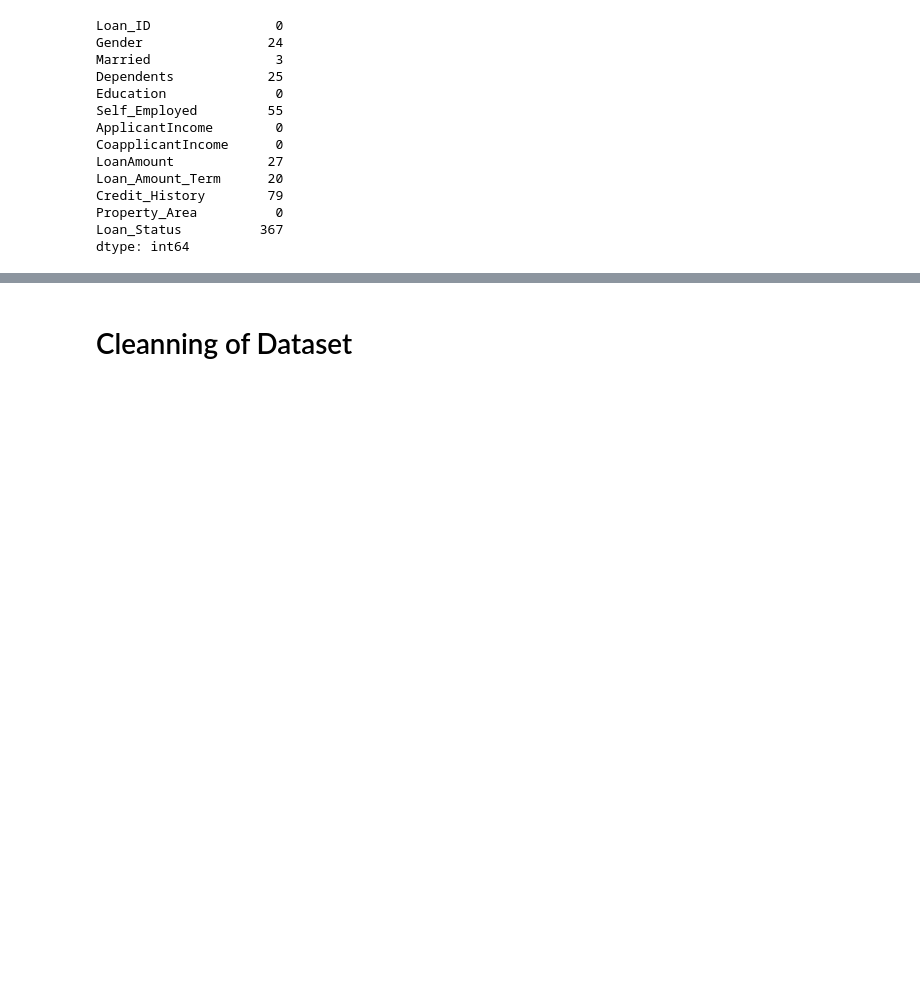
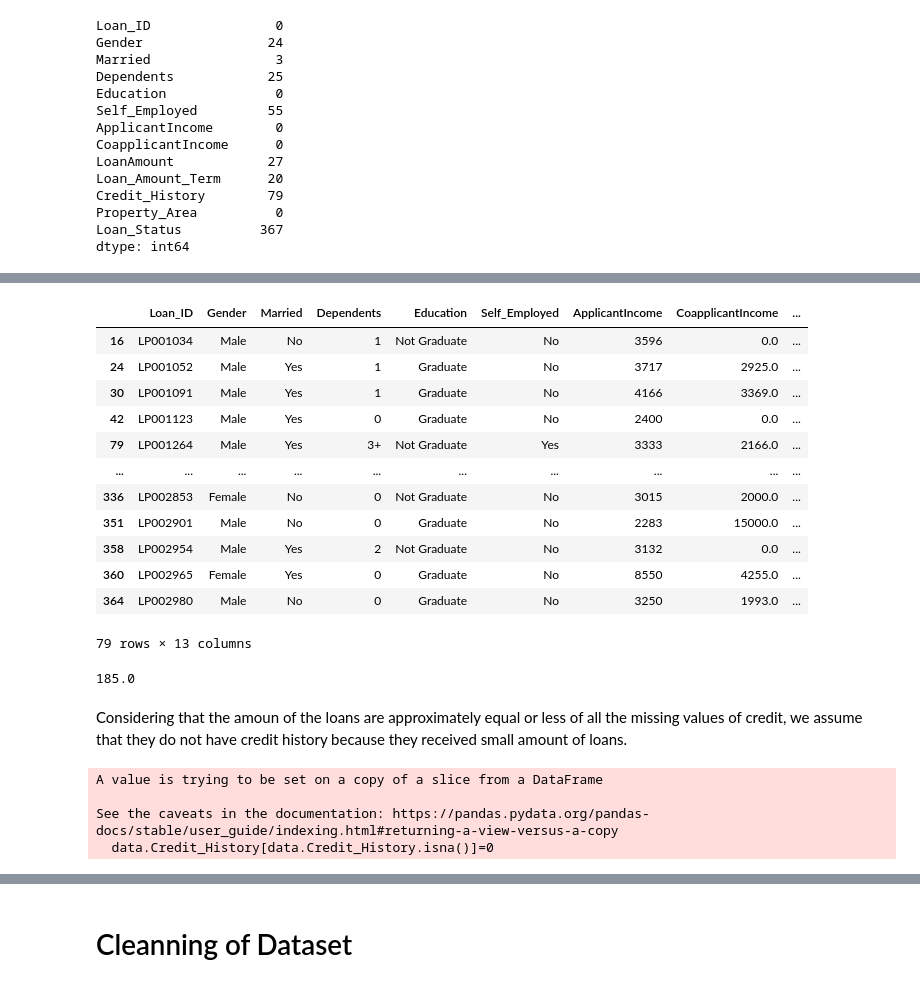
Before and after one commit to indrani2121/Analysis_of_loan_amounts_received_by_applicants, a Jupyter notebook: credit_history.ipynb, the cells around one changed output, grey strips where cells are left out. Cells and saved outputs as stored; diff of their text form; code cells hidden in the pictures; blank space fills up the shorter version.

```diff
--- a/credit_history.ipynb
+++ b/credit_history.ipynb
@@ -68,0 +260,3 @@ dtype: int64
+# %%
+data[data.LoanAmount.isin(np.arange(70,188,1))]
+data.Loan_Amount_Term[data.LoanAmount.isin(np.arange(70,188,1))]=data.Loan_Amount_Term[data.LoanAmount.isin(np.arange(70,188,1))].mean()
@@ -68,0 +268,29 @@ dtype: int64
+# %%
+data[data.Credit_History.isna()]
+# %% [output]
+|  | Loan_ID | Gender | Married | Dependents | Education | Self_Employed | ApplicantIncome | CoapplicantIncome | ... |
+| 16 | LP001034 | Male | No | 1 | Not Graduate | No | 3596 | 0.0 | ... |
+| 24 | LP001052 | Male | Yes | 1 | Graduate | No | 3717 | 2925.0 | ... |
+| 30 | LP001091 | Male | Yes | 1 | Graduate | No | 4166 | 3369.0 | ... |
+| 42 | LP001123 | Male | Yes | 0 | Graduate | No | 2400 | 0.0 | ... |
+| 79 | LP001264 | Male | Yes | 3+ | Not Graduate | Yes | 3333 | 2166.0 | ... |
+| ... | ... | ... | ... | ... | ... | ... | ... | ... | ... |
+| 336 | LP002853 | Female | No | 0 | Not Graduate | No | 3015 | 2000.0 | ... |
+| 351 | LP002901 | Male | No | 0 | Graduate | No | 2283 | 15000.0 | ... |
+| 358 | LP002954 | Male | Yes | 2 | Not Graduate | No | 3132 | 0.0 | ... |
+| 360 | LP002965 | Female | Yes | 0 | Graduate | No | 8550 | 4255.0 | ... |
+| 364 | LP002980 | Male | No | 0 | Graduate | No | 3250 | 1993.0 | ... |
+79 rows × 13 columns
+# %%
+data.LoanAmount[data.Credit_History.isna()].max()
+# %% [output]
+185.0
+# %% [markdown]
+Considering that the amoun of the loans are approximately equal or less of all the missing values of credit, we assume that they do not have credit history because they received small amount of loans.
+# %%
+data.Credit_History[data.Credit_History.isna()]=0
+# %% [output]
+A value is trying to be set on a copy of a slice from a DataFrame
+
+See the caveats in the documentation: https://pandas.pydata.org/pandas-docs/stable/user_guide/indexing.html#returning-a-view-versus-a-copy
+  data.Credit_History[data.Credit_History.isna()]=0
```
Also changed, not shown: parts of 38 cells of this notebook.
